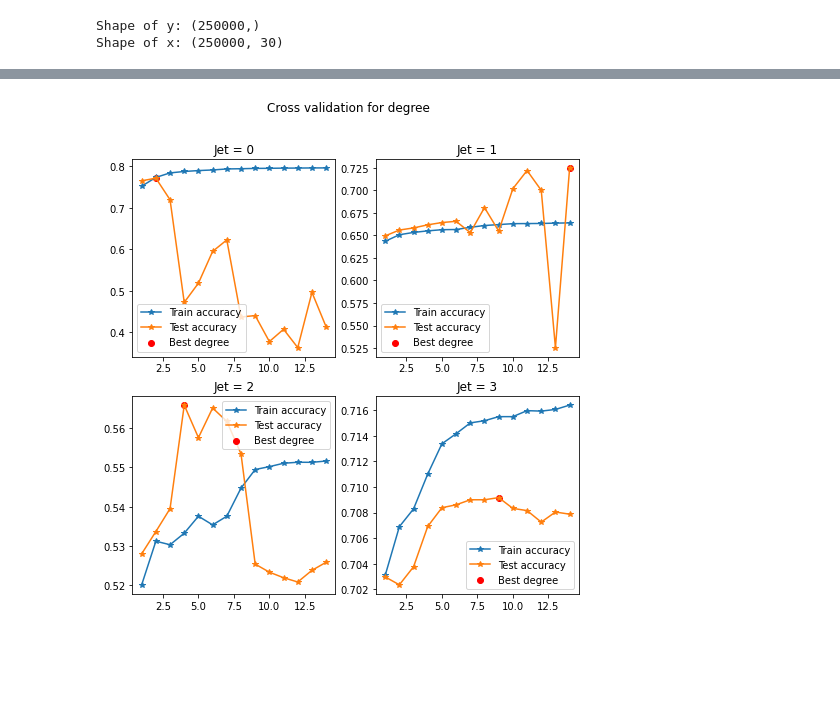
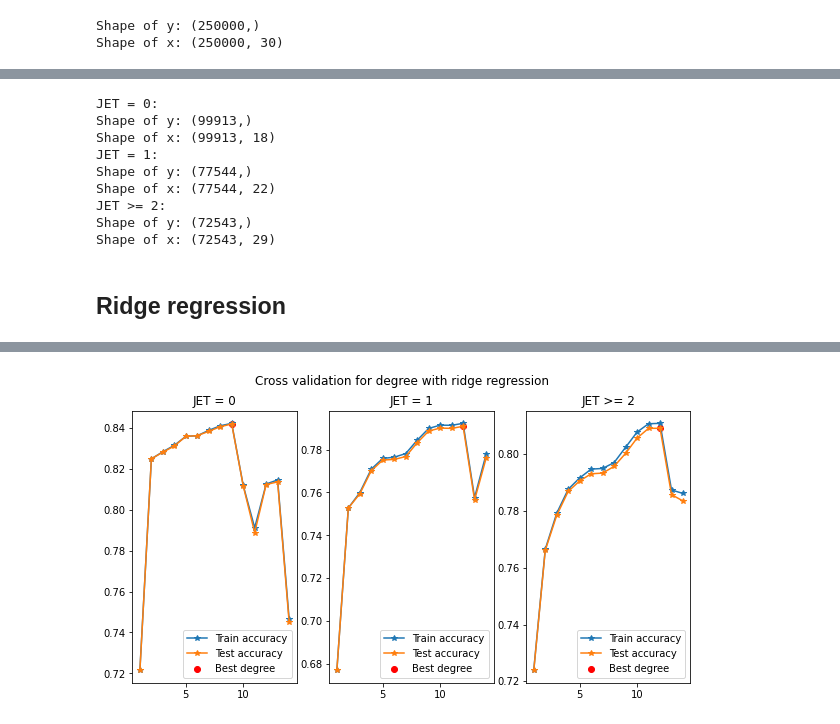
Before and after one commit to Quentin18/higgs-boson-challenge, a Jupyter notebook: scripts/main_cross_validation.ipynb, the cells around one changed output, grey strips where cells are left out. Saved outputs shown, nothing was run; the diff lists cells and outputs as text; code cells hidden in the pictures; blank space fills up the shorter version.

Commit message:
massive commit: update cross validation, clean files, add figs

```diff
--- a/scripts/main_cross_validation.ipynb
+++ b/scripts/main_cross_validation.ipynb
@@ -50,5 +38,5 @@ Shape of x: (50000, 30)
 # %%
 # Split train data by jet
-y_tr_by_jet, x_tr_by_jet, _ = split_by_jet(y_tr, x_tr)
-print_shapes_by_jet(y_tr_by_jet, x_tr_by_jet)
+y_by_jet, x_by_jet, _ = split_by_jet(y, x)
+print_shapes_by_jet(y_by_jet, x_by_jet)
 # %% [output]
@@ -84,16 +51,0 @@ Shape of x: (4405, 29)
-# %%
-# Cross validation for lambda
-lambdas = np.logspace(-15, 0, 20)
-print(lambdas)
-plt.figure(figsize=(8, 8))
-best_lambdas = list()
-for i, x_tr_jet, y_tr_jet in zip(
-    range(len(x_tr_by_jet)), x_tr_by_jet, y_tr_by_jet):
-    print(f'Jet = {i}:')
-    plt.subplot(2, 2, i + 1, xscale='log')
-    lambda_ = get_best_param(y_tr_jet, x_tr_jet, ridge_regression, 'lambda_',
-                            lambdas, verbose=True, plot=True,
-                            title=f'Jet = {i}')
-    best_lambdas.append(lambda_)
-plt.suptitle('Cross validation for lambda')
-print('Best lambdas:', best_lambdas)
@@ -119,17 +52,41 @@ Best lambdas: [5.4555947811685145e-11, 3.3598182862837877e-10, 1.438449888287666
+# %%
+# Clean train data by jet
+clean_data_by_jet(y_by_jet, x_by_jet, std=True)
+print_shapes_by_jet(y_by_jet, x_by_jet)
+# %% [output]
+JET = 0:
+Shape of y: (99913,)
+Shape of x: (99913, 18)
+JET = 1:
+Shape of y: (77544,)
+Shape of x: (77544, 22)
+JET >= 2:
+Shape of y: (72543,)
+Shape of x: (72543, 29)
+# %% [markdown]
+## Ridge regression
 # %%
 # Cross validation for degree by jet
+lambda_ = 1e-3
 degrees = list(range(1, 15))
-plt.figure(figsize=(8, 8))
 best_degrees = list()
-for i, x_tr_jet, y_tr_jet in zip(
-    range(len(x_tr_by_jet)), x_tr_by_jet, y_tr_by_jet):
-    print(f'Jet = {i}:')
-    plt.subplot(2, 2, i + 1)
-    lambda_ = best_lambdas[i]
-    degree = get_best_param(y_tr_jet, x_tr_jet, ridge_regression, 'degree',
-                            degrees, verbose=True, plot=True,
-                            title=f'Jet = {i}', lambda_=lambda_)
+
+plt.figure(figsize=(10, 5))
+
+for i in range(NB_SUBSETS):
+    print_subset_label(i)
+    plt.subplot(1, 3, i + 1)
+    degree = get_best_param(
+        y_by_jet[i], x_by_jet[i], optimizer=ridge_regression,
+        param_name='degree', param_list=degrees, k_fold=10, verbose=1,
+        plot=True, title=get_subset_label(i), lambda_=lambda_)
     best_degrees.append(degree)
-plt.suptitle('Cross validation for degree')
+
+plt.suptitle('Cross validation for degree with ridge regression')
+
+# Save figure
+path = os.path.join(FIGS_DIR, 'cross_validation_degree_ridge_regression.pdf')
+plt.savefig(path)
+
 print('Best degrees:', best_degrees)
 # %% [output]
@@ -153 +112 @@ Best degrees: [2, 14, 4, 9]
-[figure, old version]
+[figure, new version]
```
Also changed, not shown: parts of 12 cells of this notebook, 15 other files.
